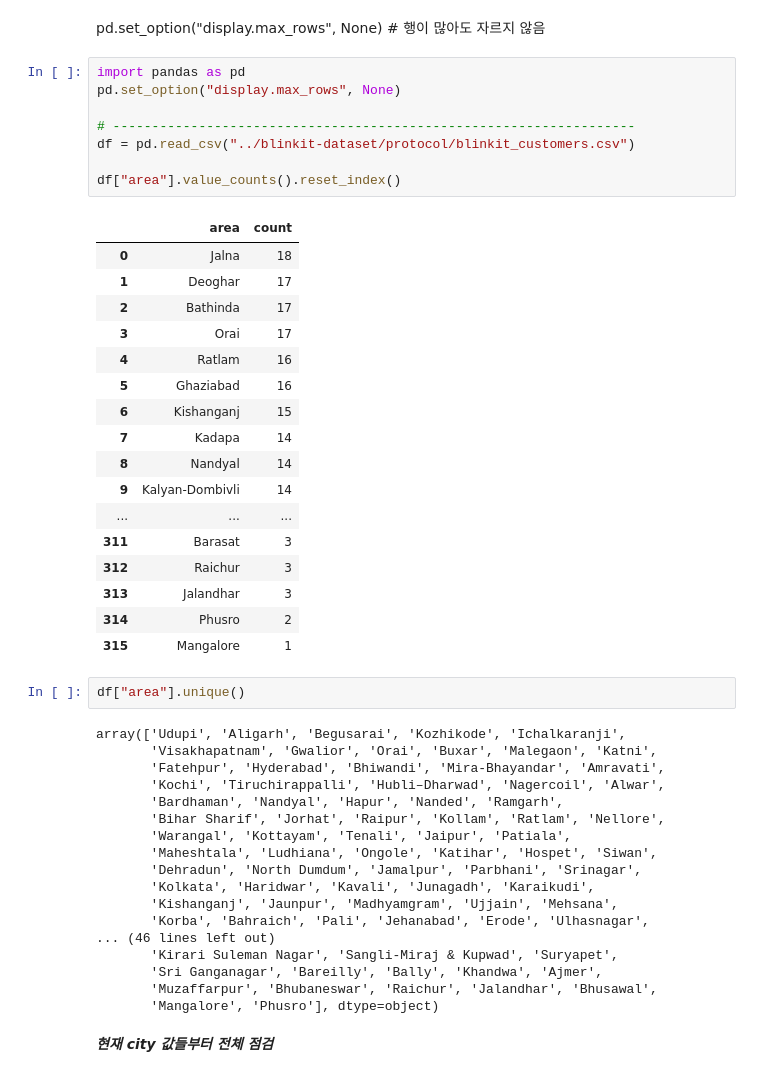
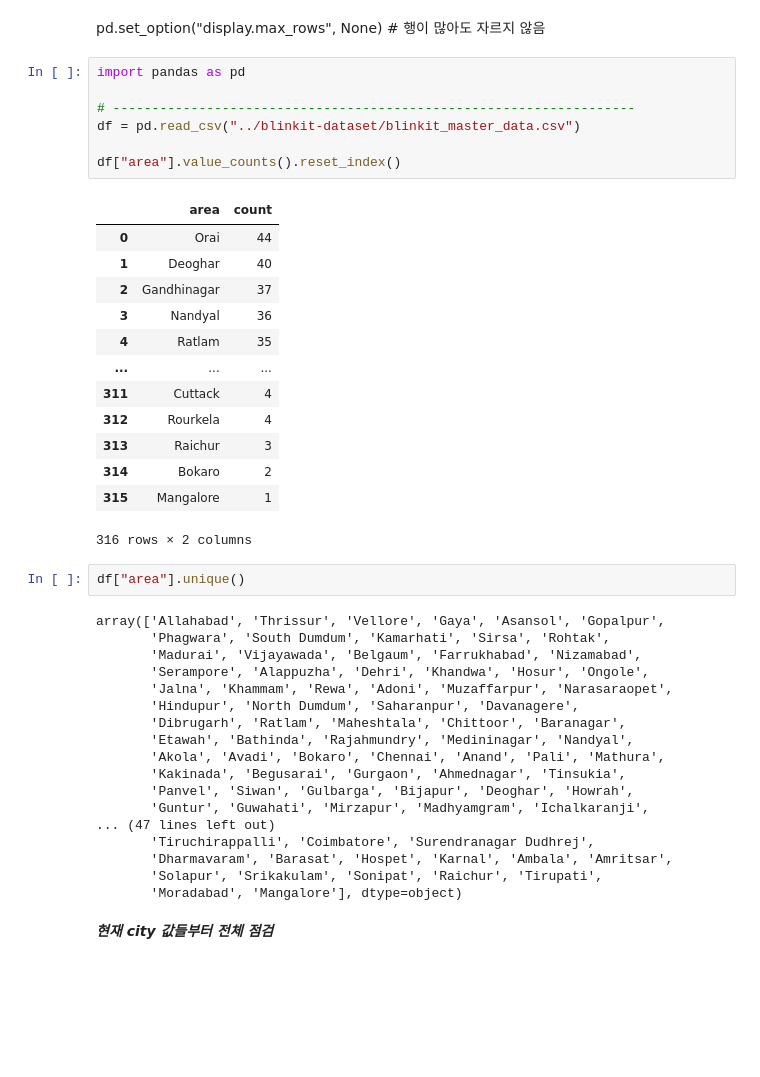
Before and after one commit to minkyungbae/demand-forecasting-project-modeling, a Jupyter notebook: data/EDA.ipynb, the cells around one changed output. Drawn from its saved outputs; the diff is of its cells as text; blank space fills up the shorter version.

Commit message:
Update: blinkit_master_data.csv에 weather 결과 붙이기 및 결과 확인

```diff
--- a/data/EDA.ipynb
+++ b/data/EDA.ipynb
@@ -2,50 +2,45 @@
 pd.set_option("display.max_rows", None) # 행이 많아도 자르지 않음
 # %%
 import pandas as pd
-pd.set_option("display.max_rows", None)
 
 # -------------------------------------------------------------------
-df = pd.read_csv("../blinkit-dataset/protocol/blinkit_customers.csv")
+df = pd.read_csv("../blinkit-dataset/blinkit_master_data.csv")
 
 df["area"].value_counts().reset_index()
 # %% [output]
 |  | area | count |
-| 0 | Jalna | 18 |
-| 1 | Deoghar | 17 |
-| 2 | Bathinda | 17 |
-| 3 | Orai | 17 |
-| 4 | Ratlam | 16 |
-| 5 | Ghaziabad | 16 |
-| 6 | Kishanganj | 15 |
-| 7 | Kadapa | 14 |
-| 8 | Nandyal | 14 |
-| 9 | Kalyan-Dombivli | 14 |
+| 0 | Orai | 44 |
+| 1 | Deoghar | 40 |
+| 2 | Gandhinagar | 37 |
+| 3 | Nandyal | 36 |
+| 4 | Ratlam | 35 |
 | ... | ... | ... |
-| 311 | Barasat | 3 |
-| 312 | Raichur | 3 |
-| 313 | Jalandhar | 3 |
-| 314 | Phusro | 2 |
+| 311 | Cuttack | 4 |
+| 312 | Rourkela | 4 |
+| 313 | Raichur | 3 |
+| 314 | Bokaro | 2 |
 | 315 | Mangalore | 1 |
+316 rows × 2 columns
 # %%
 df["area"].unique()
 # %% [output]
-array(['Udupi', 'Aligarh', 'Begusarai', 'Kozhikode', 'Ichalkaranji',
-       'Visakhapatnam', 'Gwalior', 'Orai', 'Buxar', 'Malegaon', 'Katni',
-       'Fatehpur', 'Hyderabad', 'Bhiwandi', 'Mira-Bhayandar', 'Amravati',
-       'Kochi', 'Tiruchirappalli', 'Hubli–Dharwad', 'Nagercoil', 'Alwar',
-       'Bardhaman', 'Nandyal', 'Hapur', 'Nanded', 'Ramgarh',
-       'Bihar Sharif', 'Jorhat', 'Raipur', 'Kollam', 'Ratlam', 'Nellore',
-       'Warangal', 'Kottayam', 'Tenali', 'Jaipur', 'Patiala',
-       'Maheshtala', 'Ludhiana', 'Ongole', 'Katihar', 'Hospet', 'Siwan',
-       'Dehradun', 'North Dumdum', 'Jamalpur', 'Parbhani', 'Srinagar',
-       'Kolkata', 'Haridwar', 'Kavali', 'Junagadh', 'Karaikudi',
-       'Kishanganj', 'Jaunpur', 'Madhyamgram', 'Ujjain', 'Mehsana',
-       'Korba', 'Bahraich', 'Pali', 'Jehanabad', 'Erode', 'Ulhasnagar',
-... (46 lines left out)
-       'Kirari Suleman Nagar', 'Sangli-Miraj & Kupwad', 'Suryapet',
-       'Sri Ganganagar', 'Bareilly', 'Bally', 'Khandwa', 'Ajmer',
-       'Muzaffarpur', 'Bhubaneswar', 'Raichur', 'Jalandhar', 'Bhusawal',
-       'Mangalore', 'Phusro'], dtype=object)
+array(['Allahabad', 'Thrissur', 'Vellore', 'Gaya', 'Asansol', 'Gopalpur',
+       'Phagwara', 'South Dumdum', 'Kamarhati', 'Sirsa', 'Rohtak',
+       'Madurai', 'Vijayawada', 'Belgaum', 'Farrukhabad', 'Nizamabad',
+       'Serampore', 'Alappuzha', 'Dehri', 'Khandwa', 'Hosur', 'Ongole',
+       'Jalna', 'Khammam', 'Rewa', 'Adoni', 'Muzaffarpur', 'Narasaraopet',
+       'Hindupur', 'North Dumdum', 'Saharanpur', 'Davanagere',
+       'Dibrugarh', 'Ratlam', 'Maheshtala', 'Chittoor', 'Baranagar',
+       'Etawah', 'Bathinda', 'Rajahmundry', 'Medininagar', 'Nandyal',
+       'Akola', 'Avadi', 'Bokaro', 'Chennai', 'Anand', 'Pali', 'Mathura',
+       'Kakinada', 'Begusarai', 'Gurgaon', 'Ahmednagar', 'Tinsukia',
+       'Panvel', 'Siwan', 'Gulbarga', 'Bijapur', 'Deoghar', 'Howrah',
+       'Guntur', 'Guwahati', 'Mirzapur', 'Madhyamgram', 'Ichalkaranji',
+... (47 lines left out)
+       'Tiruchirappalli', 'Coimbatore', 'Surendranagar Dudhrej',
+       'Dharmavaram', 'Barasat', 'Hospet', 'Karnal', 'Ambala', 'Amritsar',
+       'Solapur', 'Srikakulam', 'Sonipat', 'Raichur', 'Tirupati',
+       'Moradabad', 'Mangalore'], dtype=object)
 # %% [markdown]
 ***현재 city 값들부터 전체 점검***
 # %%
```
Also changed, not shown: parts of 16 cells of this notebook.
